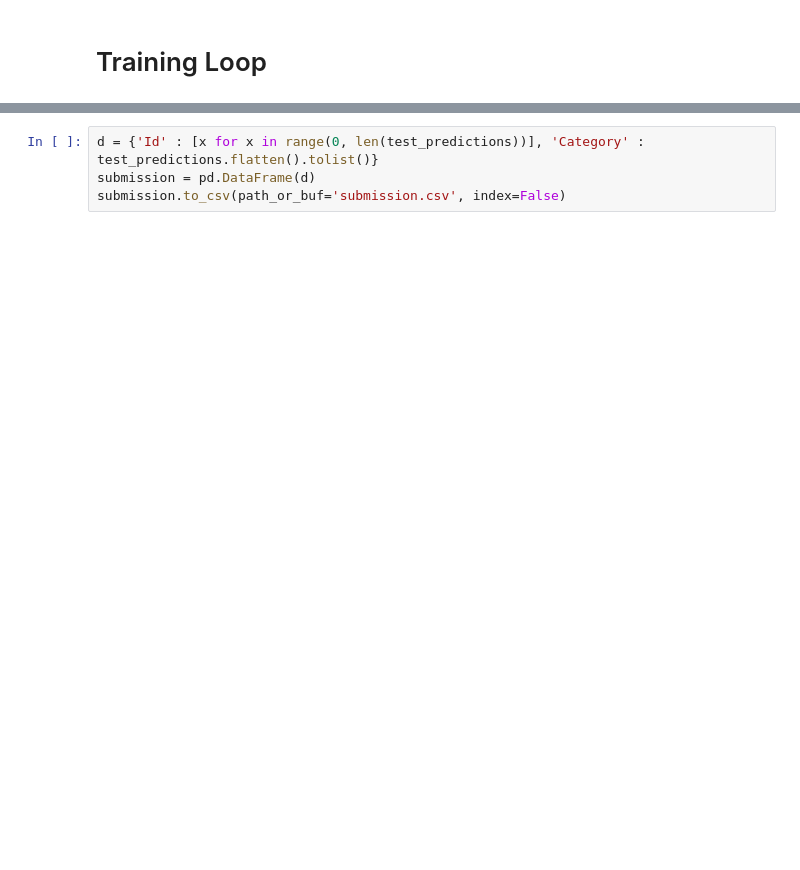
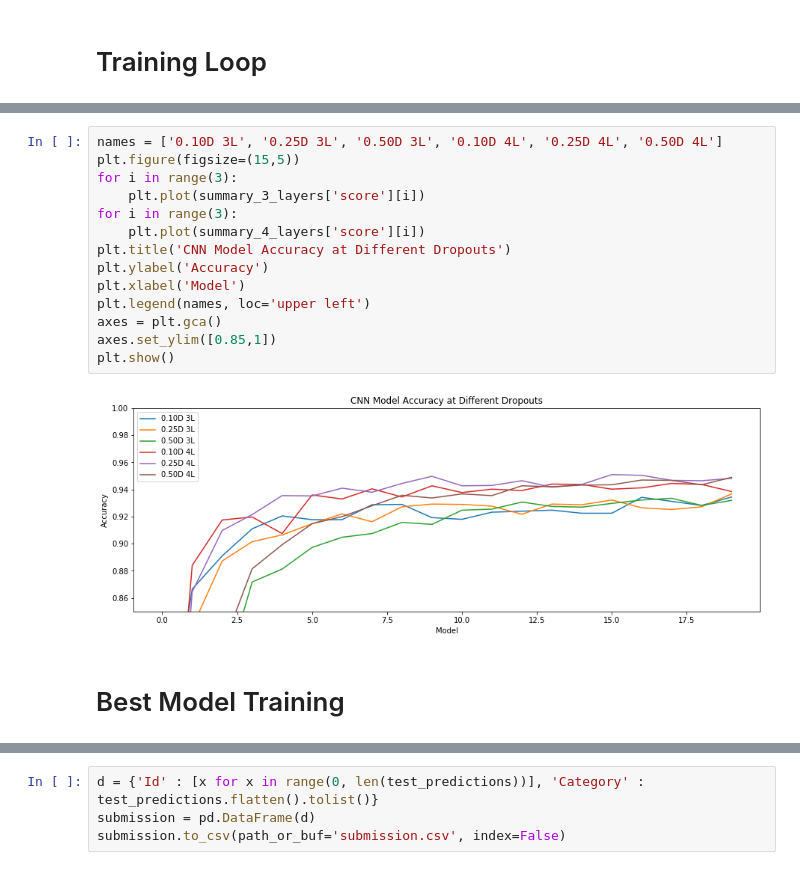
Before and after one commit to mattesko/COMP551-Projects, a Jupyter notebook: miniproject_3/CNN on Modified MNIST.ipynb, the cells around one changed output, grey strips where cells are left out. Drawn from its saved outputs; the diff is of its cells as text; blank space fills up the shorter version.

```diff
--- a/miniproject_3/CNN on Modified MNIST.ipynb
+++ b/miniproject_3/CNN on Modified MNIST.ipynb
@@ -116 +253,19 @@ optimizer = optim.Adam(conv_net.parameters(), lr=1e-3)
+# %%
+names = ['0.10D 3L', '0.25D 3L', '0.50D 3L', '0.10D 4L', '0.25D 4L', '0.50D 4L']
+plt.figure(figsize=(15,5))
+for i in range(3):
+    plt.plot(summary_3_layers['score'][i])
+for i in range(3):
+    plt.plot(summary_4_layers['score'][i])
+plt.title('CNN Model Accuracy at Different Dropouts')
+plt.ylabel('Accuracy')
+plt.xlabel('Model')
+plt.legend(names, loc='upper left')
+axes = plt.gca()
+axes.set_ylim([0.85,1])
+plt.show()
+# %% [output]
+[figure, added]
+# %% [markdown]
+# Best Model Training
 # %%
```
Also changed, not shown: parts of 16 cells of this notebook.
